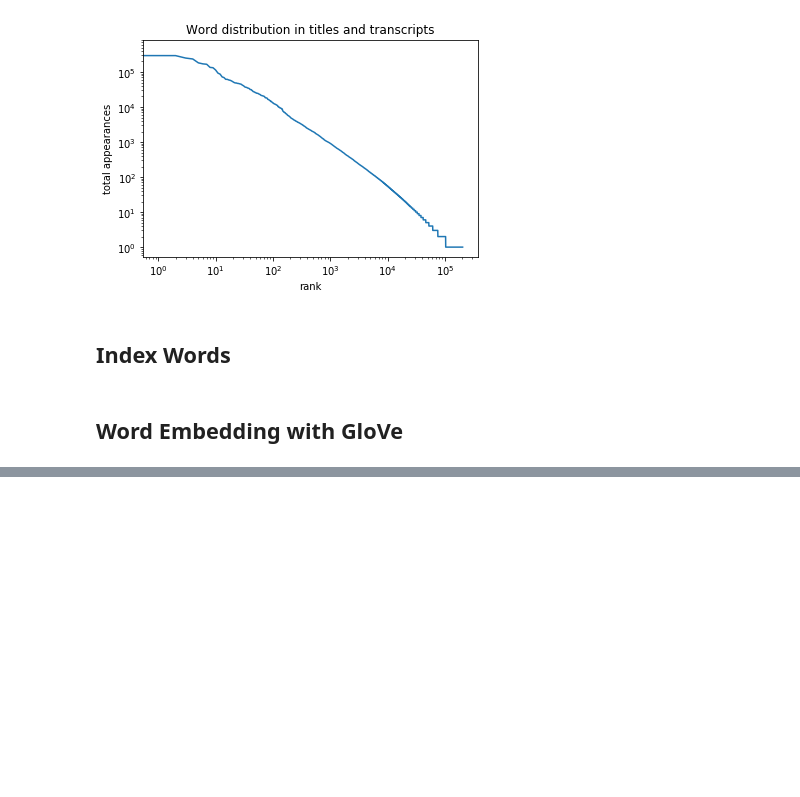
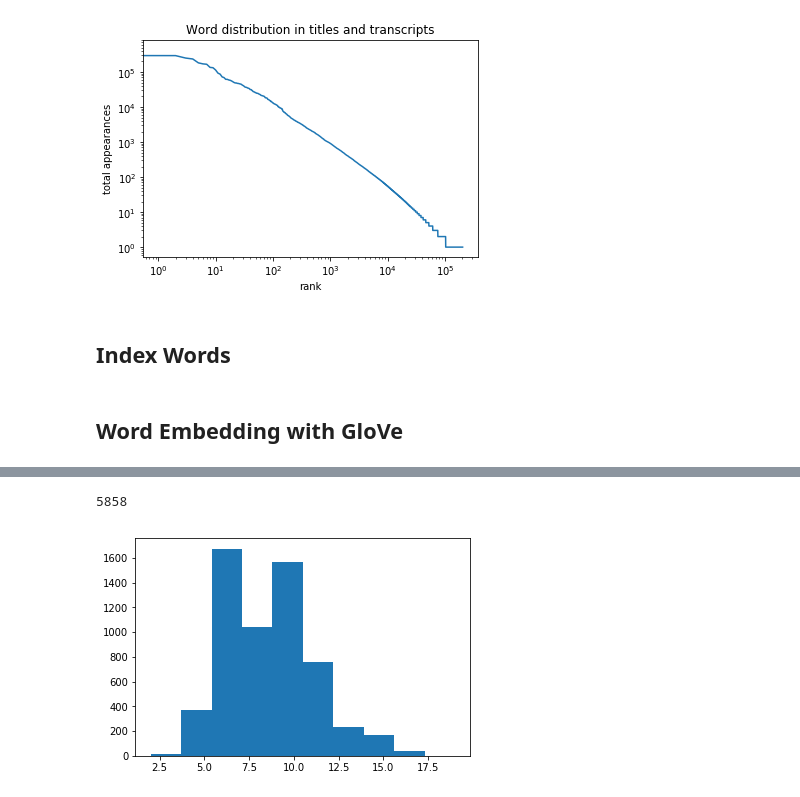
Before and after one commit to iamryanmurray/metis, a Jupyter notebook: 4-Fletcher/first_try_summarize.ipynb, the cells around one changed output, grey strips where cells are left out. Drawn from its saved outputs; the diff is of its cells as text; code cells hidden in the pictures; blank space fills up the shorter version.

```diff
--- a/4-Fletcher/first_try_summarize.ipynb
+++ b/4-Fletcher/first_try_summarize.ipynb
@@ -67,0 +185,10 @@ word2idx, idx2word = get_idx(vocab,vocabcount)
+# %%
+Y = [[word2idx[token] for token in headline.split()] for headline in heads]
+# %%
+len(Y)
+# %% [output]
+5858
+# %%
+plt.hist(list(map(len,Y)));
+# %% [output]
+[figure, added]
```
Also changed, not shown: parts of 15 cells of this notebook, 2 other files.
